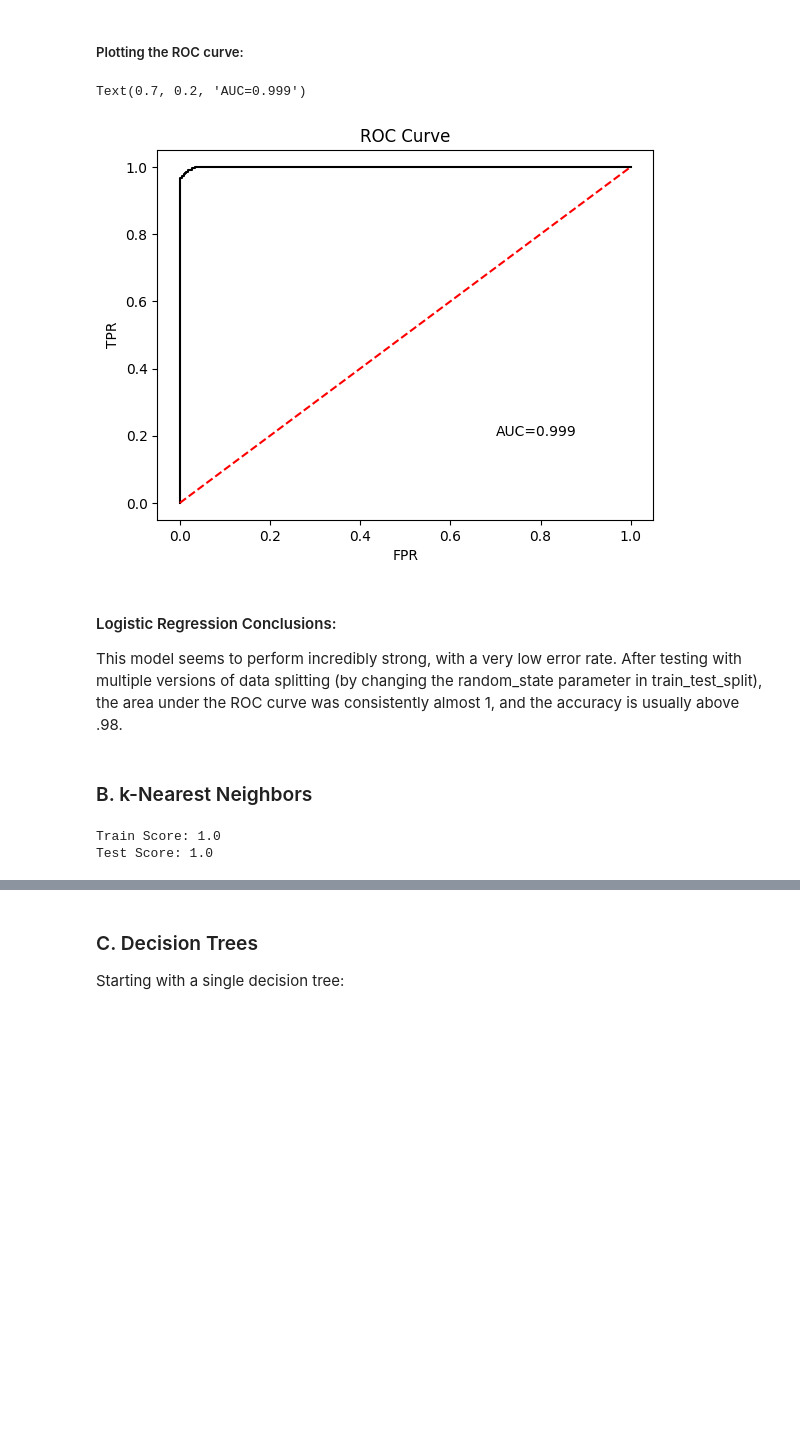
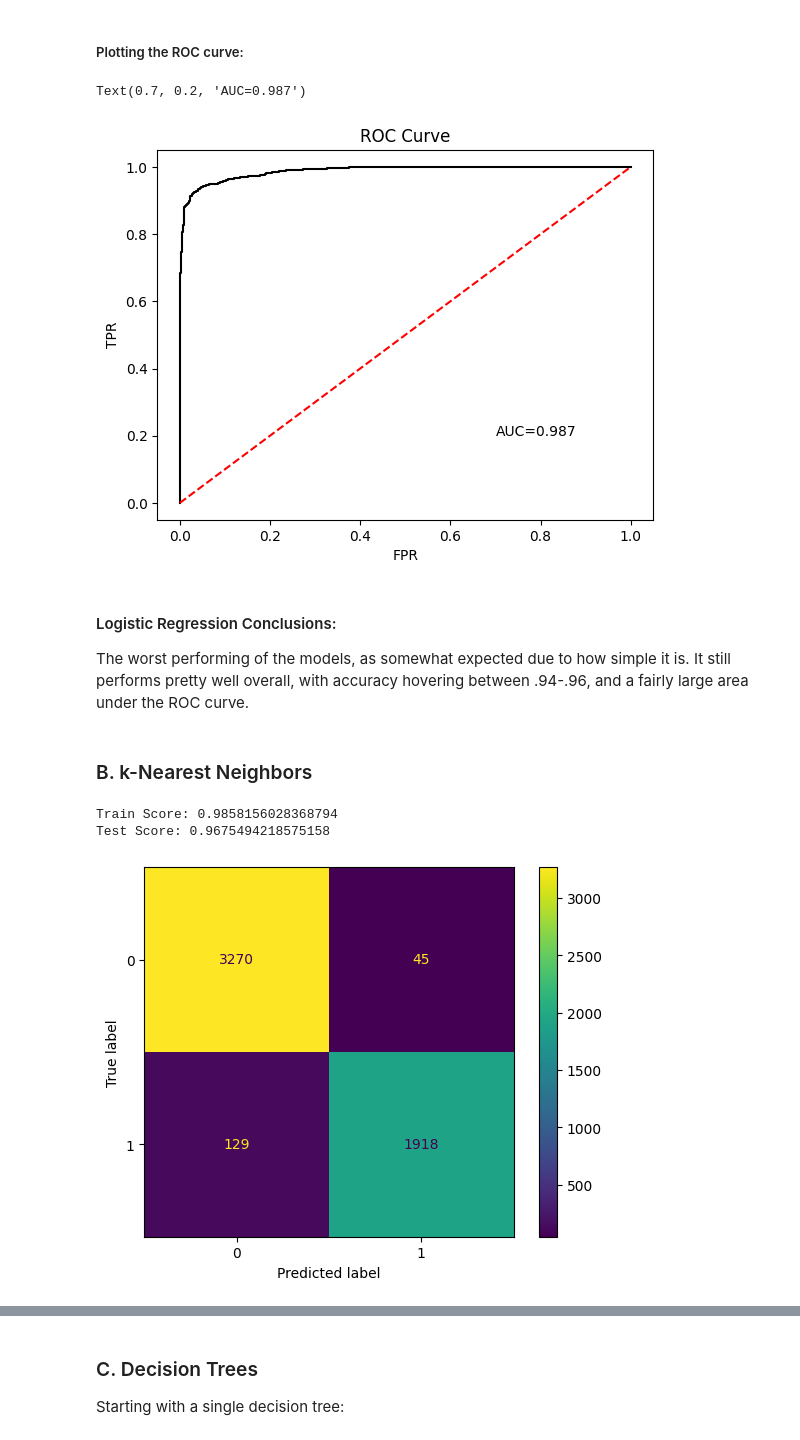
Before and after one commit to bxue2/Supervised-Learning-Final, a Jupyter notebook: influenza_final.ipynb, the cells around one changed output, grey strips where cells are left out. Saved outputs shown, nothing was run; the diff lists cells and outputs as text; code cells hidden in the pictures; blank space fills up the shorter version.

```diff
--- a/influenza_final.ipynb
+++ b/influenza_final.ipynb
@@ -235,7 +262,7 @@ plt.show()
 ##### Plotting the ROC curve:
 # %%
 # Probabilities
-y_test_pred_p = LogReg.predict_proba(X_test)
+y_test_pred_p = lr_clf.predict_proba(X_test)
 
 fpr, tpr, th = roc_curve(y_test, y_test_pred_p[:, 1])
 auc_score = roc_auc_score(y_test, y_test_pred_p[:, 1])
@@ -250,22 +277,31 @@ plt.xlabel('FPR')
 plt.ylabel('TPR')
 plt.text(0.7, 0.2, 'AUC='+"{:.3f}".format(auc_score))
 # %% [output]
-Text(0.7, 0.2, 'AUC=0.999')
+Text(0.7, 0.2, 'AUC=0.987')
-[figure, old version]
+[figure, new version]
 # %% [markdown]
 #### Logistic Regression Conclusions:
-This model seems to perform incredibly strong, with a very low error rate. After testing with multiple versions of data splitting (by changing the random_state parameter in train_test_split), the area under the ROC curve was consistently almost 1, and the accuracy is usually above .98.
+The worst performing of the models, as somewhat expected due to how simple it is. It still performs pretty well overall, with accuracy hovering between .94-.96, and a fairly large area under the ROC curve.
 # %% [markdown]
 ### B. k-Nearest Neighbors
 # %%
 from sklearn.neighbors import KNeighborsClassifier
 
-kNN = KNeighborsClassifier(n_neighbors=7, algorithm='auto').fit(X_train, y_train)
+knn_clf = KNeighborsClassifier(n_neighbors=3, algorithm='auto').fit(X_train, y_train)
 
-scores['kNN'] = kNN.score(X_test, y_test)
+scores['kNN'] = knn_clf.score(X_test, y_test)
 
-print("Train Score: " + str(kNN.score(X_train, y_train)))
+print("Train Score: " + str(knn_clf.score(X_train, y_train)))
 print("Test Score: " + str(scores['kNN']))
+
+# Confusion Matrix
+y_knn_test_pred = knn_clf.predict(X_test)
+
+knn_cm = confusion_matrix(y_test, y_knn_test_pred)
+cm_disp = ConfusionMatrixDisplay(confusion_matrix=knn_cm)
+cm_disp.plot()
+plt.show()
 # %% [output]
-Train Score: 1.0
-Test Score: 1.0
+Train Score: 0.9858156028368794
+Test Score: 0.9675494218575158
+[figure, added]
```
Also changed, not shown: parts of 15 cells of this notebook.
